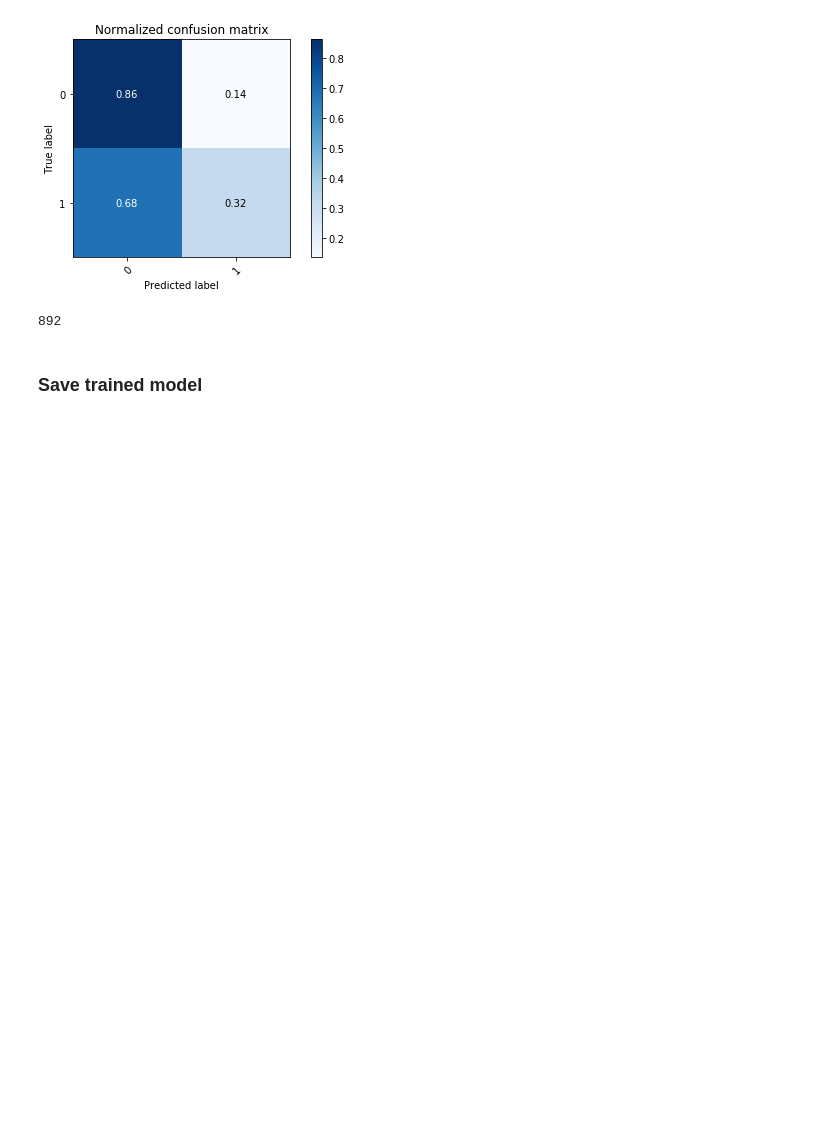
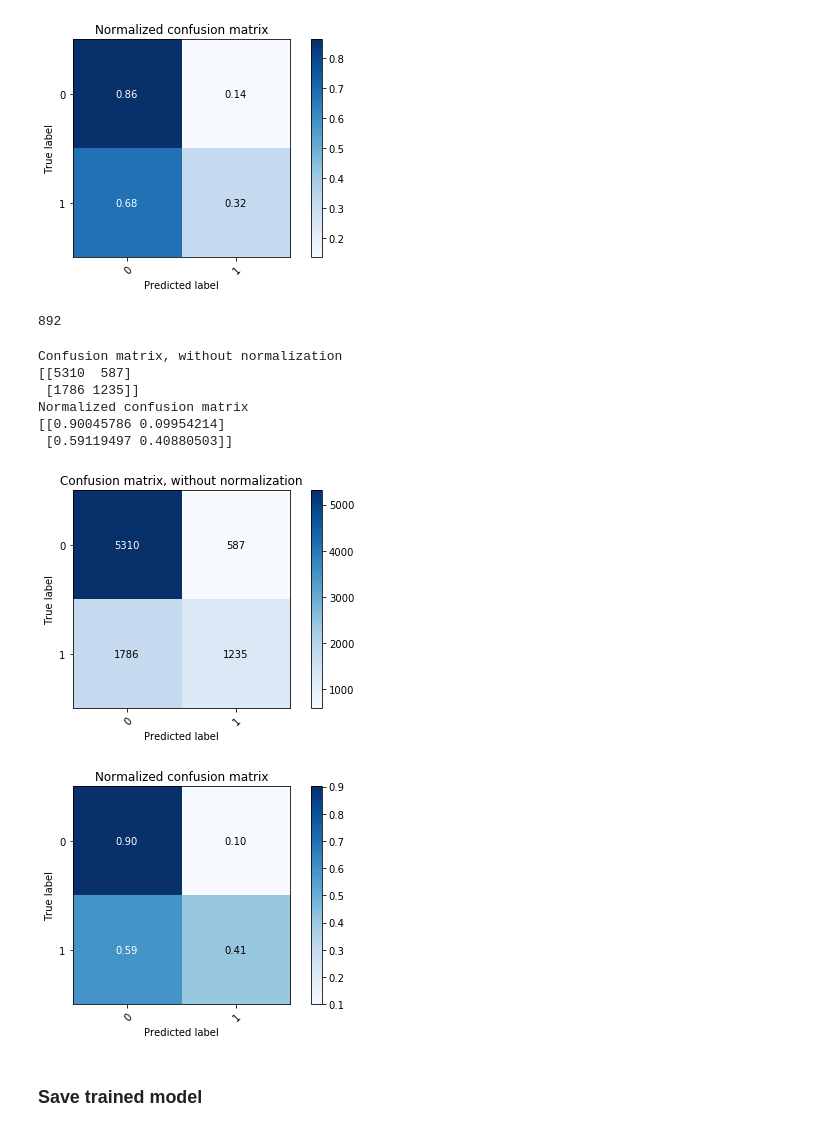
Before and after one commit to SanGreel/noble-model-audit, a Jupyter notebook: 2_recidivism_prediction_model_training.ipynb, the cells around one changed output. Drawn from its saved outputs; the diff is of its cells as text; code cells hidden in the pictures; blank space fills up the shorter version.

```diff
--- a/2_recidivism_prediction_model_training.ipynb
+++ b/2_recidivism_prediction_model_training.ipynb
@@ -414,6 +411,29 @@ Normalized confusion matrix
 len(pred)
 # %% [output]
 892
+# %%
+dft['prediction'] = rfc.predict(dft)
+dft['is_recid'] = is_recid
+# %%
+# Plot non-normalized confusion matrix
+class_names = np.array(['0','1'])
+plot_confusion_matrix(dft['is_recid'], dft['prediction'], classes=class_names,
+                      title='Confusion matrix, without normalization')
+
+# Plot normalized confusion matrix
+plot_confusion_matrix(dft['is_recid'], dft['prediction'], classes=class_names, normalize=True,
+                      title='Normalized confusion matrix')
+
+plt.show()
+# %% [output]
+Confusion matrix, without normalization
+[[5310  587]
+ [1786 1235]]
+Normalized confusion matrix
+[[0.90045786 0.09954214]
+ [0.59119497 0.40880503]]
+[figure, added]
+[figure, added]
 # %%
 # rfc = RandomForestClassifier(n_estimators=100,
 #                                oob_score=True,
```
Also changed, not shown: parts of 2 cells of this notebook, 1 other file.
